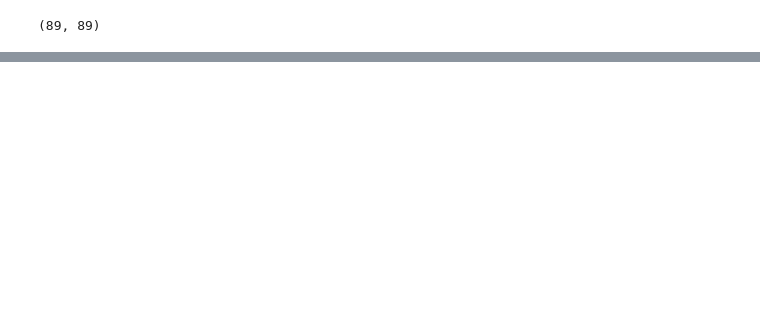
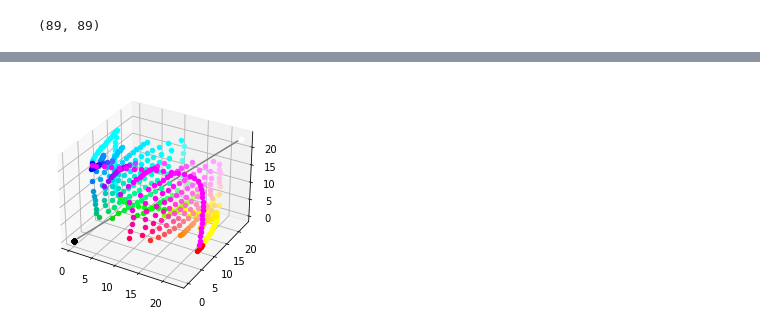
Before and after one commit to jpmarceaux/jpq, a Jupyter notebook: char-colors.ipynb, the cells around one changed output, grey strips where cells are left out. Drawn from its saved outputs; the diff is of its cells as text; code cells hidden in the pictures; blank space fills up the shorter version.

```diff
--- a/char-colors.ipynb
+++ b/char-colors.ipynb
@@ -37,4 +62,5 @@ trials = 1000000
 # %%
+num_upsampled_pts = int(1e6)
 vec = lambda s: np.array([x_spline(s), y_spline(s), z_spline(s)])
-input_pts = np.linspace(0, 2*np.pi, trials + 1)
+input_pts = np.linspace(0, 2*np.pi, num_upsampled_pts + 1)
 spline_pts = vec(input_pts)
@@ -358,9 +399,0 @@ def distance(coords, v1, v2):
-# %%
-# do i need to make a mesh?
-N = 1001
-r = np.linspace(0, 1, N)
-mesh = np.zeros((N, N, 2))
-for i in range(N):
-    mesh[i, :, 0] = r
-for j in range(N):
-    mesh[:, j, 1] = r
@@ -458,20 +399,0 @@ assuming we map a sphere's vector to the closest vector on the optimal color sol
-# %%
-if show_plots:
-    colors = np.array(['green', 'orange', 'blue', 'black', 'purple', 'red'])
-    fig = plt.figure()
-    ax = fig.gca(projection='3d')
-    r = rot@wtpt / np.linalg.norm(wtpt)
-    ax.plot((0,r[0]),(0,r[1]), (0,r[2]), color='gray')
-#     for c in best_optimal_pts.reshape(-1, 3):
-#         ax.scatter(c[0], c[1], c[2], color='black')
-#     for s in equal_spline_pts.T:
-#         ax.scatter(s[0], s[1], s[2], color=clip2rgb(s))
-
-#     b = np.array([rot @ i for i in best_optimal_pts.reshape(-1, 3)])
-    for i1, s in enumerate(spline_line_pts):
-        for i2, a in enumerate(axial_points):
-#             color = colors[(i2) % len(colors)]
-    #         ax.plot((s[0], a[0]), (s[1], a[1]), (s[2], a[2]), color=color)
-            c = best_optimal_pts[i1, i2]
-            d = (c[0]/Norm[0], c[1]/Norm[1], c[2]/Norm[2])
-            ax.scatter(*(rot @ c)/ np.linalg.norm(wtpt), color=clip2rgb(d))
@@ -497,0 +458,15 @@ def get_color_from_opt(c):
+# %%
+if show_plots:
+    fig = plt.figure()
+    ax = fig.gca(projection='3d')
+    ax.plot((0,wtpt[0]),(0,wtpt[1]), (0,wtpt[2]), color='gray')
+    for s in equal_spline_pts.T:
+        ax.scatter(s[0], s[1], s[2], color=clip2rgb(s))
+
+    for i1, s in enumerate(spline_line_pts):
+        for i2, a in enumerate(axial_points):
+            c = best_optimal_pts[i1, i2]
+            d = (c[0]/NORM[0], c[1]/NORM[1], c[2]/NORM[2])
+            ax.scatter(c[0], c[1], c[2], color=clip2rgb(d))
+# %% [output]
+[figure, added]
```
Also changed, not shown: parts of 111 cells of this notebook.
